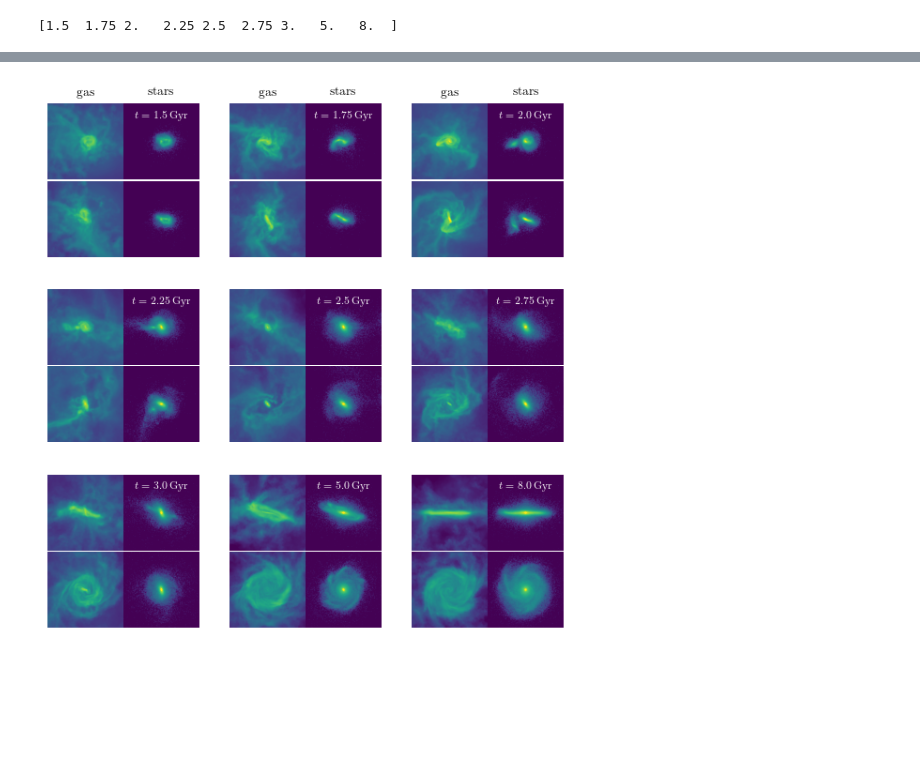
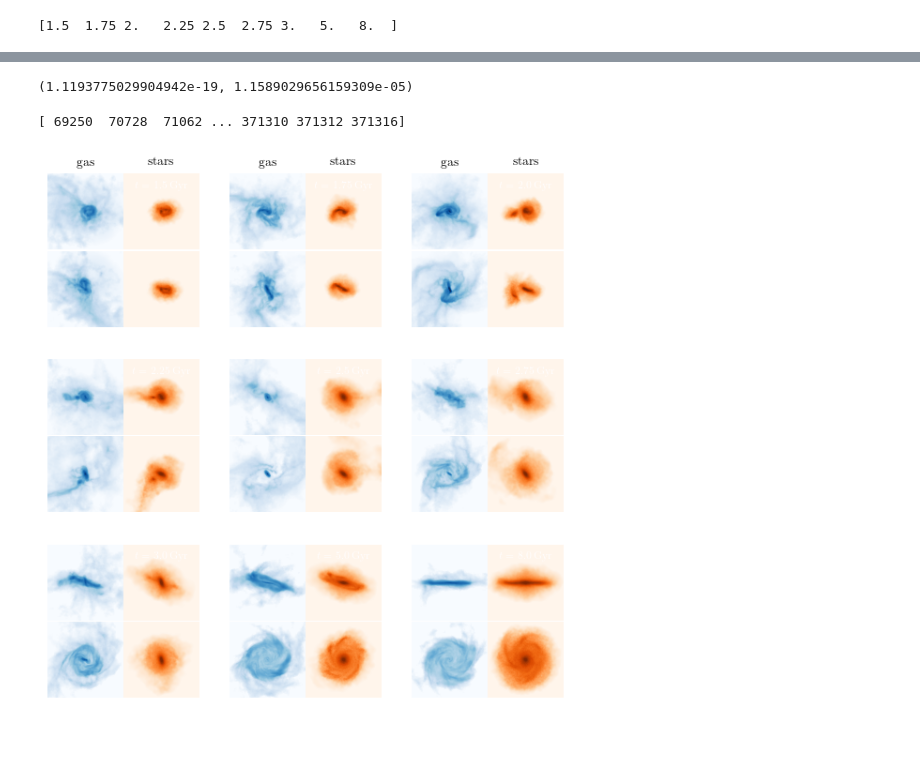
Before and after one commit to gusbeane/GSEgas, a Jupyter notebook: plots/surfdens/surfdens.ipynb, the cells around one changed output, grey strips where cells are left out. Cells and saved outputs as stored; diff of their text form; code cells hidden in the pictures; blank space fills up the shorter version.

Commit message:
Update surfdens plot

```diff
--- a/plots/surfdens/surfdens.ipynb
+++ b/plots/surfdens/surfdens.ipynb
@@ -85,0 +118,4 @@ for idx in tqdm(idx_list[:-1]):
+# %%
+a = np.random.rand(100, 3)
+tree = KDTree(a)
+h, _ = tree.query(a, 9)
@@ -117,2 +246,9 @@ def plot_star_panel(fig, ax, gal, ix, iy):
 
     return im
+# %%
+%%time
+fig, ax = plt.subplots(1, 1)
+gal = gal_idx[320]
+
+im = plot_star_panel(fig, ax, gal, 0, 1)
+print(im.get_clim())
@@ -119,3 +260,12 @@ def plot_star_panel(fig, ax, gal, ix, iy):
+# %%
+im.get_clim()
+# %% [output]
+(1.1193775029904942e-19, 1.1589029656159309e-05)
+# %%
+a, c = np.unique(np.concatenate([[i]*len(b) for i,b in enumerate(ball_idx) if len(b) > 0]), return_counts=True)
+print(a)
+# %% [output]
+[ 69250  70728  71062 ... 371310 371312 371316]
 # %%
 def mesh_integrate(pos, rho, L, Nres):
     # reshift box
@@ -163,7 +313,7 @@ def mesh_integrate(pos, rho, L, Nres):
     proj = Cvortrace.Projection(pts_start, pts_end)
     proj.makeProjection(pc._cloud)
     sigma_xy = proj.returnProjection()
-    sigma_xy /= dx**2
+    # sigma_xy /= dx**2
     # print(sigma_xy[:10])
     sigma_xy = np.reshape(sigma_xy, (Nres, Nres))
 
@@ -184,7 +334,7 @@ def mesh_integrate(pos, rho, L, Nres):
     proj = Cvortrace.Projection(pts_start, pts_end)
     proj.makeProjection(pc._cloud)
     sigma_xz = proj.returnProjection()
-    sigma_xz /= dx**2
+    # sigma_xz /= dx**2
     sigma_xz = np.reshape(sigma_xz, (Nres, Nres))
 
     return sigma_xy, sigma_xz
@@ -205,15 +355,17 @@ for idx in tqdm(gal_idx.keys()):
 # %%
 def plot_gas_panel(fig, ax0, ax1, sigma_xy, sigma_xz):
     L = 30
-    vmin = 1e-3
-    vmax = 10
+    vmin = 1e-4
+    vmax = 1e-1
 
     extent = [-L/2., L/2., -L/2., L/2.]
     im0 = ax0.imshow(sigma_xz.T, origin='lower', extent=extent,
-                       norm=mpl.colors.LogNorm(vmin=vmin, vmax=vmax))
+                       norm=mpl.colors.LogNorm(vmin=vmin, vmax=vmax),
+                       cmap='Blues')
 
     im1 = ax1.imshow(sigma_xy.T, origin='lower', extent=extent,
-                       norm=mpl.colors.LogNorm(vmin=vmin, vmax=vmax))
+                       norm=mpl.colors.LogNorm(vmin=vmin, vmax=vmax),
+                       cmap='Blues')
 
     return im0, im1
 # %%
@@ -225,7 +377,7 @@ outer = gridspec.GridSpec(3, 3)
 
 idx_list = list(gal_idx.keys())
 
-for i in range(9):
+for i in tqdm(range(9)):
     inner = gridspec.GridSpecFromSubplotSpec(2, 2,
                         subplot_spec=outer[i], wspace=0, hspace=0)
     idx = idx_list[i]
@@ -247,33 +399,35 @@ for i in range(9):
 
     fig.add_subplot(ax0)
     fig.add_subplot(ax1)
 
     ax0 = plt.Subplot(fig, inner[1])
     ax1 = plt.Subplot(fig, inner[3])
 
-    im0 = plot_star_panel(fig, ax0, gal, 0, 2)
-    im1 = plot_star_panel(fig, ax1, gal, 0, 1)
+    im0 = plot_star_panel(fig, ax0, gal, 0, 2, cmap='Oranges')
+    im1 = plot_star_panel(fig, ax1, gal, 0, 1, cmap='Oranges')
 
     ax0.set(xticks=[], yticks=[])
     ax1.set(xticks=[], yticks=[])
 
     tstr = str(round(gal.sn.Time.value, 2))
     ax0.text(0, 9, r'$t='+tstr+r'\,\textrm{Gyr}$', c='w', fontsize=8, ha='center')
 
     if i < 3:
         ax0.set_title(r'$\textrm{stars}$')
 
     ax0.axis('off')
     ax1.axis('off')
 
     fig.add_subplot(ax0)
     fig.add_subplot(ax1)
 
 # for ax in fig.axes:
 #     box = ax.get_position()
 #     ax.set_position([box.x0, box.y0, box.width, box.height])
 
 # fig.tight_layout()
 fig.savefig('surfdens.pdf')
 # %% [output]
-[figure, old version]
+[figure, new version]
+# %% [markdown]
+###
```
Also changed, not shown: parts of 7 cells of this notebook, 1 other file.
